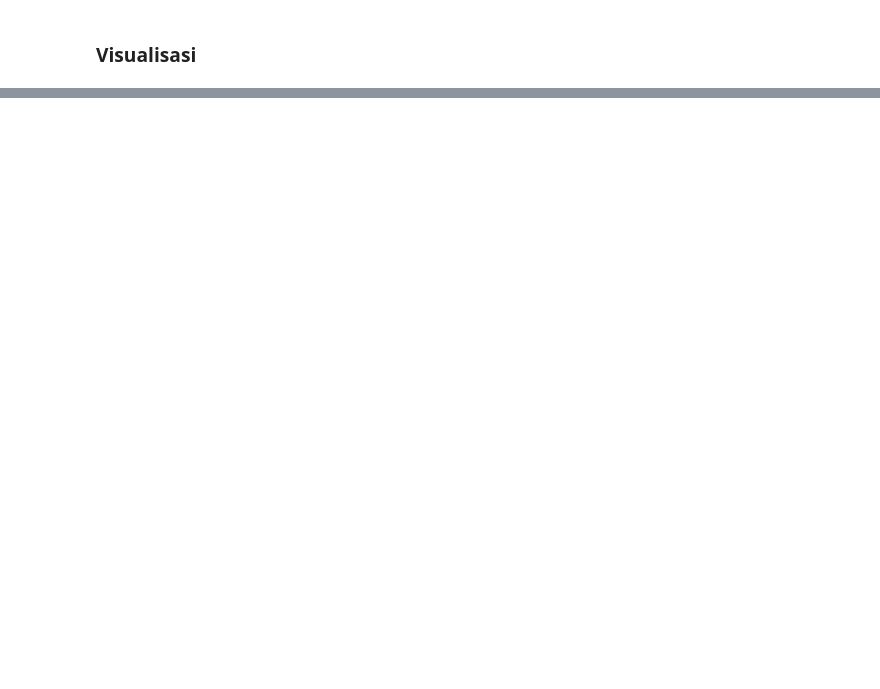
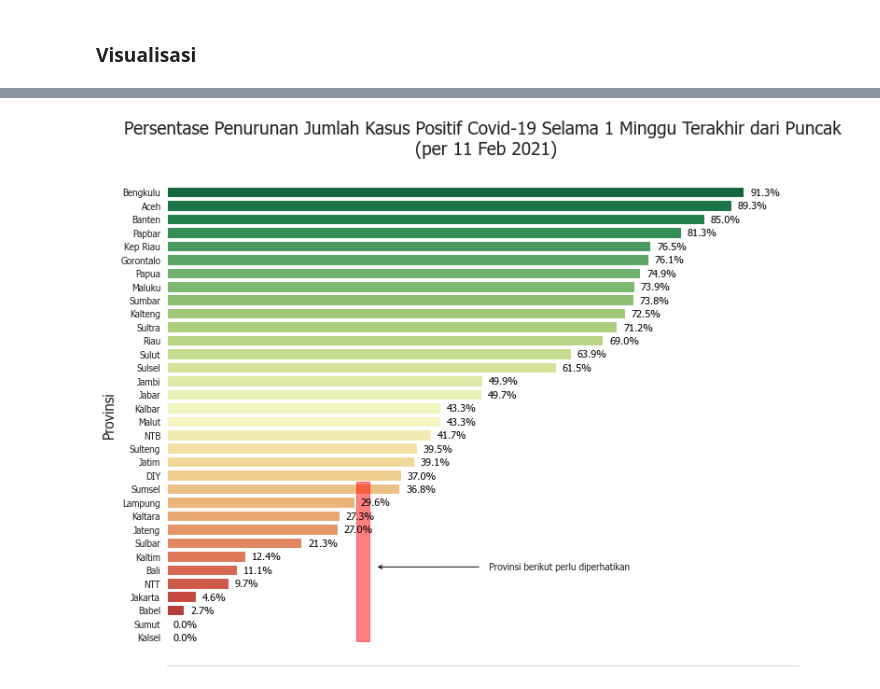
Before and after one commit to imfery/covid-19-viz, a Jupyter notebook: Covid-19 Visualization.ipynb, the cells around one changed output, grey strips where cells are left out. Drawn from its saved outputs; the diff is of its cells as text; code cells hidden in the pictures; blank space fills up the shorter version.

```diff
--- a/Covid-19 Visualization.ipynb
+++ b/Covid-19 Visualization.ipynb
@@ -271,0 +315,27 @@ plt.show()
+# %%
+res2 = res.copy()
+res2.drop('?', inplace=True)
+res2.sort_values(by=1, ascending=False, inplace=True)
+
+ax = sns.catplot(y=res2.index, x=1, data=res2, kind='bar', height=8,
+                 aspect=1.3, palette='RdYlGn_r')
+
+plt.title("Persentase Penurunan Jumlah Kasus Positif Covid-19 Selama 1 Minggu Terakhir dari Puncak\n (per "\
+          +max(stats.index).to_pydatetime().strftime("%d %b %Y")+")",\
+          fontsize=19, pad=10, loc='center')
+plt.xlabel('')
+plt.ylabel('Provinsi', loc='center', fontsize=15)
+plt.xticks(np.arange(0,110,10))
+plt.grid(visible=False)
+plt.axhspan(33.3, 21.5, xmin=.3, xmax=.32, color='red', alpha=0.5)
+plt.annotate("  Provinsi berikut perlu diperhatikan", xy=(33, 27.8), xytext=(50, 28),
+             arrowprops=dict(arrowstyle="->", color='black'))
+sns.despine(left=True)
+plt.xticks([])
+
+for i, v in enumerate(res2[1]):
+    plt.text(v + 1, i + .25, str(v)+"%", color='black', fontsize=11)
+
+plt.show()
+# %% [output]
+[figure, added]
```
Also changed, not shown: parts of 25 cells of this notebook.
